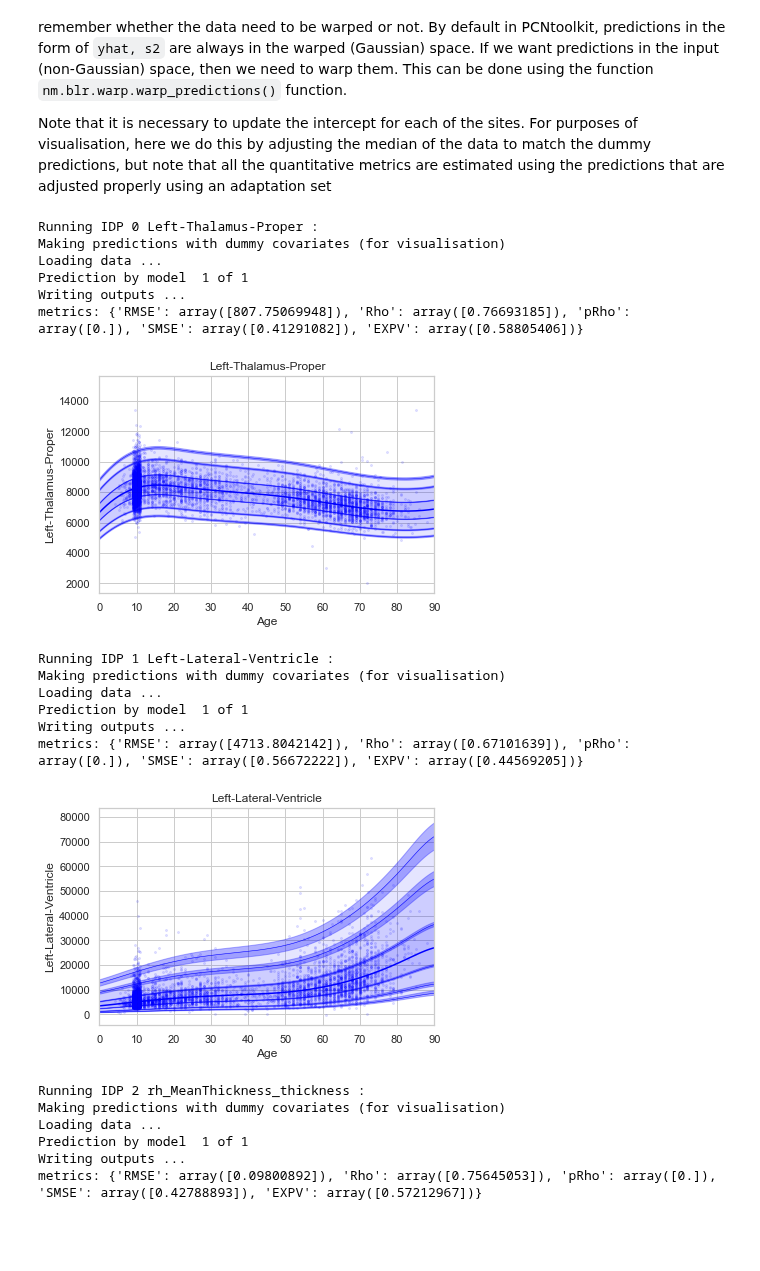
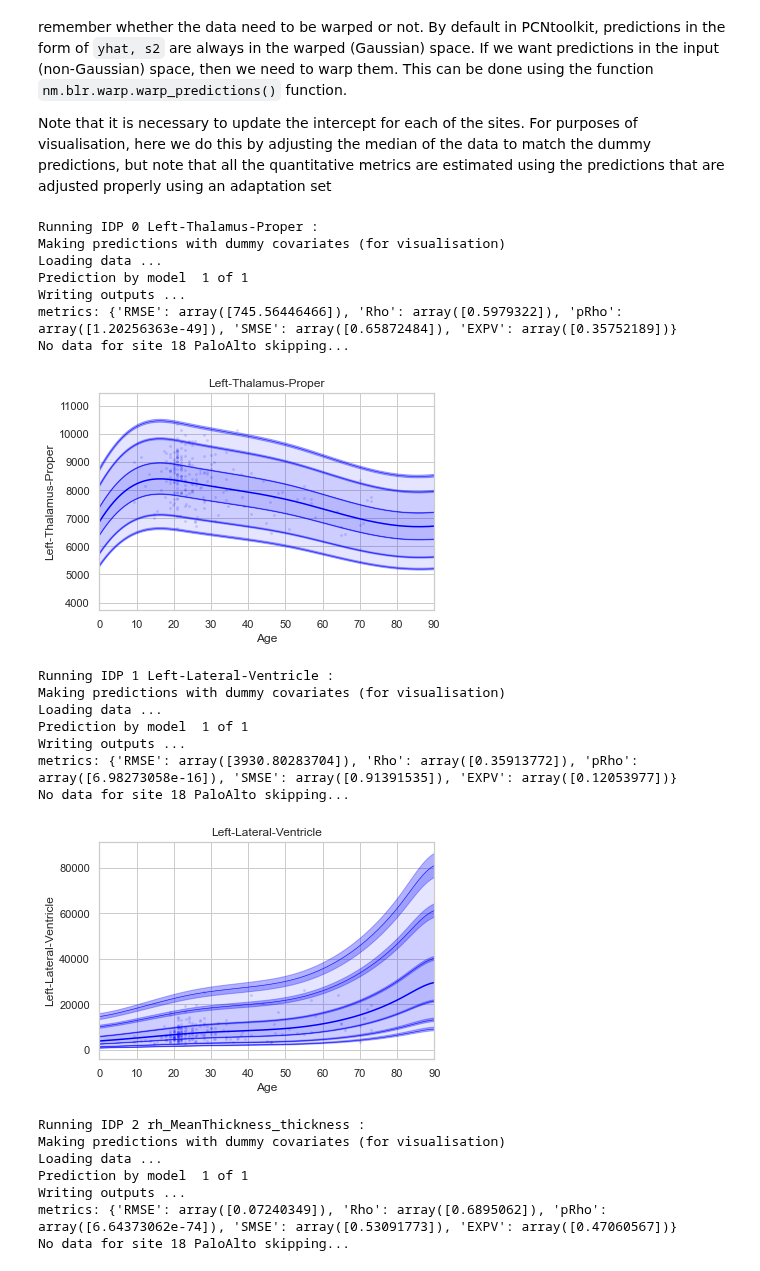
Before and after one commit to predictive-clinical-neuroscience/braincharts, a Jupyter notebook: scripts/apply_normative_models.ipynb, the cells around one changed output. Drawn from its saved outputs; the diff is of its cells as text; code cells hidden in the pictures; blank space fills up the shorter version.

Commit message:
updates to adaptation notebook

```diff
--- a/scripts/apply_normative_models.ipynb
+++ b/scripts/apply_normative_models.ipynb
@@ -23,6 +23,9 @@ Next, we configure some basic variables, like where we want the analysis to be d
 # which model do we wish to use?
 model_name = 'lifespan_12K_59sites_mqc_train'
 site_names = 'site_ids_59sites.txt'
+
+model_name = 'lifespan_29K_82sites_train'
+site_names = 'site_ids_82sites.txt'
 
 # where the analysis takes place
 root_dir = '/Users/andmar/data/sairut/braincharts'
@@ -41,9 +44,11 @@ Now we load the test data and remove some subjects that may have poor scan quali
 - [Rosen et al 2018](https://www.sciencedirect.com/science/article/abs/pii/S1053811917310832?via%3Dihub)
 # %%
 test_data = '/Users/andmar/data/sairut/data/lifespan_big_controls_te_mqc.csv'
-#test_data = '/Users/andmar/data/sairut/data/fcon1000_te.csv'
+test_data = '/Users/andmar/data/sairut/data/fcon1000_te.csv'
 
 df_te = pd.read_csv(test_data, index_col=0)
+
+df_te = df_te.loc[df_te['site'] != 'Pittsburgh']
 
 # remove some bad subjects
 df_te, bad_sub = remove_bad_subjects(df_te, df_te)
@@ -63,12 +68,13 @@ df_ad = pd.read_csv(adaptation_data, index_col=0)
 
 # remove some bad subjects
 df_ad, bad_sub = remove_bad_subjects(df_ad, df_ad)
+df_ad = df_ad.loc[df_ad['site'] != 'Pittsburgh']
 
 # extract a list of unique site ids from the test set
 site_ids_ad =  sorted(set(df_ad['site'].to_list()))
 
 if not all(elem in site_ids_ad for elem in site_ids_te):
-    raise(ValueError, 'some of the testing sites are not in the adaptation data')
+    print('warning: some of the testing sites are not in the adaptation data')
 # %% [output]
 9 subjects are removed!
 # %% [markdown]
@@ -295,8 +301,8 @@ for idp_num, idp in enumerate(idp_ids):
             # all data in the test set are present in the training set
 
             # first, we select the data points belonging to this particular site
-            idx = np.where(np.bitwise_and(X_te[:,2] == sex, X_te[:,sid+len(cols_cov)+1] !=0))
-            if len(idx[0]) == 0:
+            idx = np.where(np.bitwise_and(X_te[:,2] == sex, X_te[:,sid+len(cols_cov)+1] !=0))[0]
+            if len(idx) == 0:
                 print('No data for site', sid, site, 'skipping...')
                 continue
 
@@ -307,20 +313,20 @@ for idp_num, idp in enumerate(idp_ids):
             # we need to adjust the data based on the adaptation dataset
 
             # first, select the data point belonging to this particular site
-            idx = np.where(np.bitwise_and(X_te[:,2] == sex, (df_te['site'] == site).to_numpy()))
-            if len(idx[0]) == 0:
+            idx = np.where(np.bitwise_and(X_te[:,2] == sex, (df_te['site'] == site).to_numpy()))[0]
+            if len(idx) == 0:
                 print('No data for site', sid, site, 'skipping...')
                 continue
 
             # load the adaptation data
             y_ad = load_2d(os.path.join(idp_dir, 'resp_ad.txt'))
             X_ad = load_2d(os.path.join(idp_dir, 'cov_bspline_ad.txt'))
-            idx_a = np.where(np.bitwise_and(X_ad[:,2] == sex, (df_ad['site'] == site).to_numpy()))
+            idx_a = np.where(np.bitwise_and(X_ad[:,2] == sex, (df_ad['site'] == site).to_numpy()))[0]
 
             # adjust the pride
             y_te_rescaled, s2_rescaled = nm.blr.predict_and_adjust(nm.blr.hyp,
                                                                    X_ad[idx_a,:],
-                                                                   y_ad[idx_a],
+                                                                   np.squeeze(y_ad[idx_a]),
                                                                    Xs=None,
                                                                    ys=np.squeeze(y_te[idx]))
         # plot the (adjusted) data points
@@ -344,45 +350,48 @@ for idp_num, idp in enumerate(idp_ids):
     junk, pr_int25u = W.warp_predictions(np.squeeze(yhat), np.squeeze(s2+0.5*s2s), warp_param, percentiles=[0.25,0.75])
     junk, pr_int95u = W.warp_predictions(np.squeeze(yhat), np.squeeze(s2+0.5*s2s), warp_param, percentiles=[0.05,0.95])
     junk, pr_int99u = W.warp_predictions(np.squeeze(yhat), np.squeeze(s2+0.5*s2s), warp_param, percentiles=[0.01,0.99])
     plt.fill_between(xx, pr_int25l[:,0], pr_int25u[:,0], alpha = 0.3,color=clr)
     plt.fill_between(xx, pr_int95l[:,0], pr_int95u[:,0], alpha = 0.3,color=clr)
     plt.fill_between(xx, pr_int99l[:,0], pr_int99u[:,0], alpha = 0.3,color=clr)
     plt.fill_between(xx, pr_int25l[:,1], pr_int25u[:,1], alpha = 0.3,color=clr)
     plt.fill_between(xx, pr_int95l[:,1], pr_int95u[:,1], alpha = 0.3,color=clr)
     plt.fill_between(xx, pr_int99l[:,1], pr_int99u[:,1], alpha = 0.3,color=clr)
 
     # plot actual centile lines
     plt.plot(xx, pr_int25[:,0],color=clr, linewidth=0.5)
     plt.plot(xx, pr_int25[:,1],color=clr, linewidth=0.5)
     plt.plot(xx, pr_int95[:,0],color=clr, linewidth=0.5)
     plt.plot(xx, pr_int95[:,1],color=clr, linewidth=0.5)
     plt.plot(xx, pr_int99[:,0],color=clr, linewidth=0.5)
     plt.plot(xx, pr_int99[:,1],color=clr, linewidth=0.5)
 
     plt.xlabel('Age')
     plt.ylabel(idp)
     plt.title(idp)
     plt.xlim((0,90))
     plt.savefig(os.path.join(idp_dir, 'centiles_' + str(sex)),  bbox_inches='tight')
     plt.show()
 # %% [output]
 Running IDP 0 Left-Thalamus-Proper :
 Making predictions with dummy covariates (for visualisation)
 Loading data ...
 Prediction by model  1 of 1
 Writing outputs ...
-metrics: {'RMSE': array([807.75069948]), 'Rho': array([0.76693185]), 'pRho': array([0.]), 'SMSE': array([0.41291082]), 'EXPV': array([0.58805406])}
+metrics: {'RMSE': array([745.56446466]), 'Rho': array([0.5979322]), 'pRho': array([1.20256363e-49]), 'SMSE': array([0.65872484]), 'EXPV': array([0.35752189])}
+No data for site 18 PaloAlto skipping...
-[figure, old version]
+[figure, new version]
 Running IDP 1 Left-Lateral-Ventricle :
 Making predictions with dummy covariates (for visualisation)
 Loading data ...
 Prediction by model  1 of 1
 Writing outputs ...
-metrics: {'RMSE': array([4713.8042142]), 'Rho': array([0.67101639]), 'pRho': array([0.]), 'SMSE': array([0.56672222]), 'EXPV': array([0.44569205])}
+metrics: {'RMSE': array([3930.80283704]), 'Rho': array([0.35913772]), 'pRho': array([6.98273058e-16]), 'SMSE': array([0.91391535]), 'EXPV': array([0.12053977])}
+No data for site 18 PaloAlto skipping...
-[figure, old version]
+[figure, new version]
 Running IDP 2 rh_MeanThickness_thickness :
 Making predictions with dummy covariates (for visualisation)
 Loading data ...
 Prediction by model  1 of 1
 Writing outputs ...
-metrics: {'RMSE': array([0.09800892]), 'Rho': array([0.75645053]), 'pRho': array([0.]), 'SMSE': array([0.42788893]), 'EXPV': array([0.57212967])}
+metrics: {'RMSE': array([0.07240349]), 'Rho': array([0.6895062]), 'pRho': array([6.64373062e-74]), 'SMSE': array([0.53091773]), 'EXPV': array([0.47060567])}
+No data for site 18 PaloAlto skipping...
```
Also changed, not shown: parts of 3 cells of this notebook, 2 other files.
